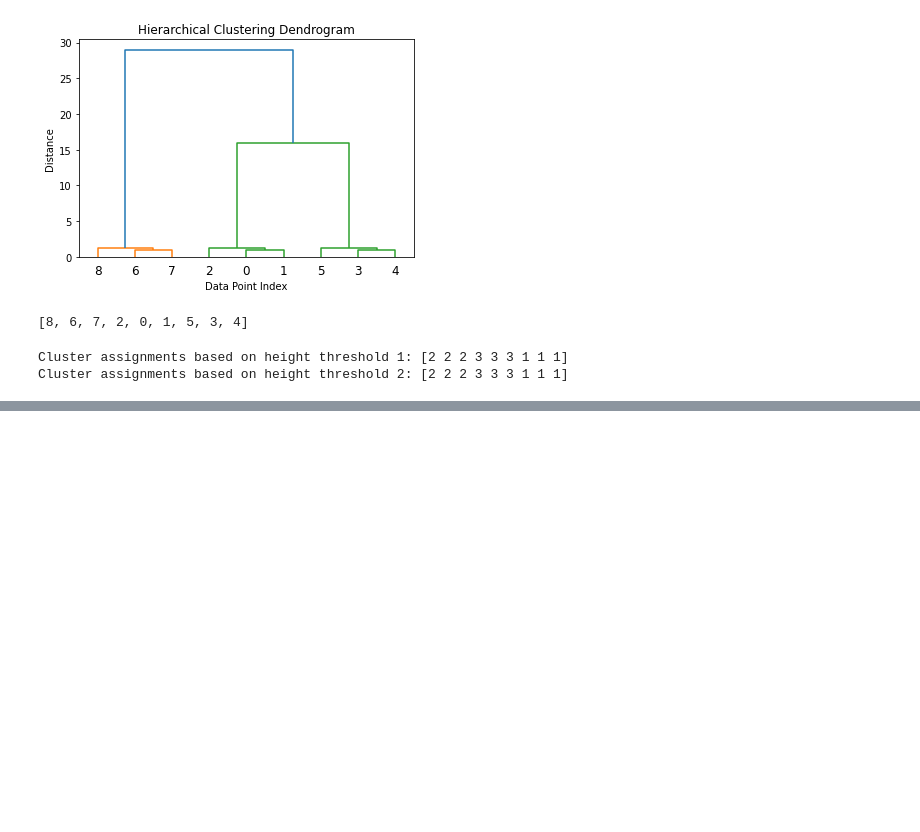
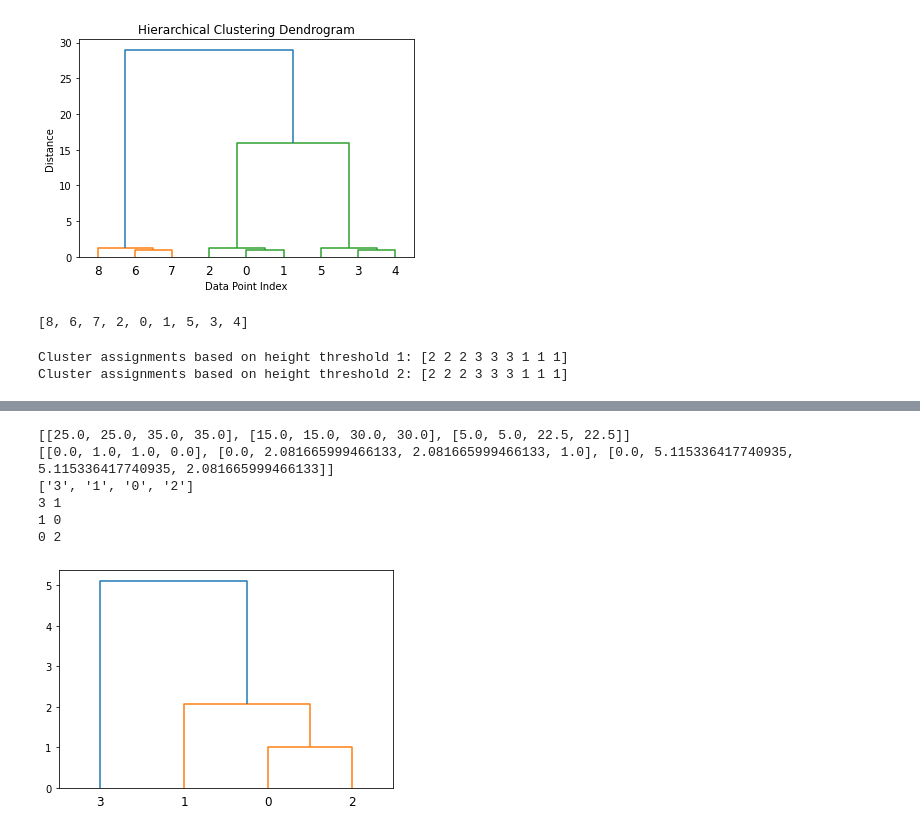
Before and after one commit to Priyanshu4/CSE-5819-Project, a Jupyter notebook: hclust/main.ipynb, the cells around one changed output, grey strips where cells are left out. Saved outputs shown, nothing was run; the diff lists cells and outputs as text; code cells hidden in the pictures; blank space fills up the shorter version.

```diff
--- a/hclust/main.ipynb
+++ b/hclust/main.ipynb
@@ -174,0 +291,54 @@ Cluster assignments based on height threshold 2: [2 2 2 3 3 3 1 1 1]
+# %%
+def find_children(dendrogram, branch_index):
+    """
+    Find the left and right children of a specific branch in the dendrogram.
+
+    Parameters:
+        dendrogram (dict): The dendrogram object.
+        branch_index (int): The index of the branch of interest.
+
+    Returns:
+        left_child (int): The index of the left child branch.
+        right_child (int): The index of the right child branch.
+    """
+    icoord = dendrogram['icoord']
+    dcoord = dendrogram['dcoord']
+    x0, x1, x2, x3 = icoord[branch_index]
+
+    # Find the x-coordinates of the left and right children
+    left_x, right_x = x0, x3  # Adjust this based on dendrogram structure
+
+    # Initialize child indices
+    left_child, right_child = None, None
+
+    # Iterate through branches to find the children
+    for i, (x0_i, x1_i, x2_i, x3_i) in enumerate(icoord):
+        if (x0_i == left_x and x3_i == right_x) or (x0_i == right_x and x3_i == left_x):
+            # Found the children
+            left_child, right_child = i, i + 1
+
+    return left_child, right_child
+
+# Example usage:
+# Assuming dendrogram_info is the dendrogram object
+branch_index_of_interest = 5  # Adjust this to the branch you want to explore
+#data = np.array([[1, 2], [2, 2], [2, 3], [8, 8], [9, 8], [9, 9], [15, 15], [16, 15], [16, 16]])
+data = np.array([[1,2],[2,1],[1,3],[5,4]])
+
+# Perform hierarchical clustering and create a dendrogram
+linkage_matrix = linkage(data, method='ward')
+dendrogram_info = dendrogram(linkage_matrix, orientation='top')
+print(dendrogram_info['icoord'])
+print(dendrogram_info['dcoord'])
+print(dendrogram_info['ivl'])
+for i in range(len(dendrogram_info['icoord'])):
+    left_child, right_child = find_children(dendrogram_info, i)
+    print(dendrogram_info['ivl'][left_child], dendrogram_info['ivl'][right_child])
+# %% [output]
+[[25.0, 25.0, 35.0, 35.0], [15.0, 15.0, 30.0, 30.0], [5.0, 5.0, 22.5, 22.5]]
+[[0.0, 1.0, 1.0, 0.0], [0.0, 2.081665999466133, 2.081665999466133, 1.0], [0.0, 5.115336417740935, 5.115336417740935, 2.081665999466133]]
+['3', '1', '0', '2']
+3 1
+1 0
+0 2
+[figure, added]
```
Also changed, not shown: parts of 10 cells of this notebook.
